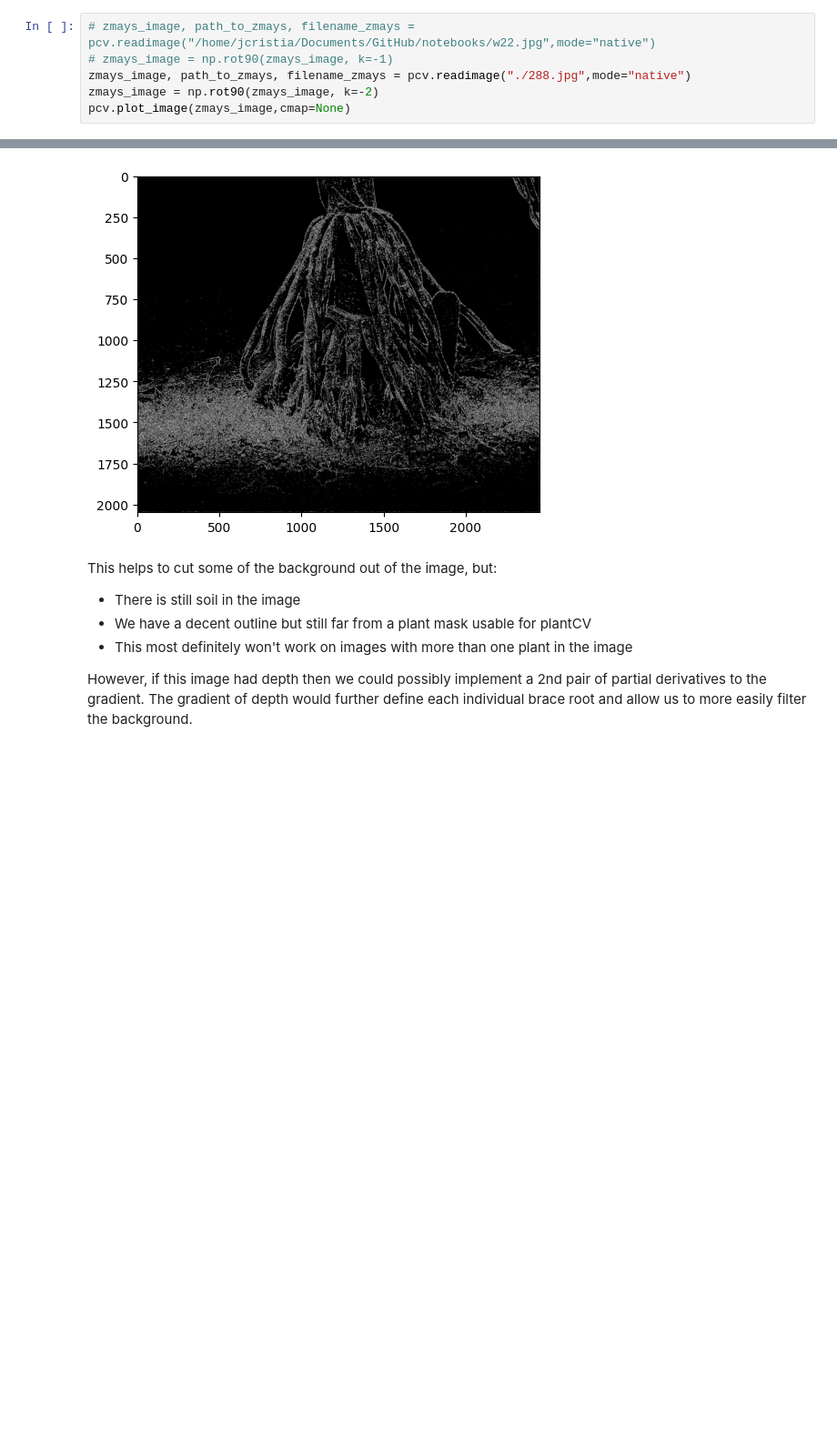
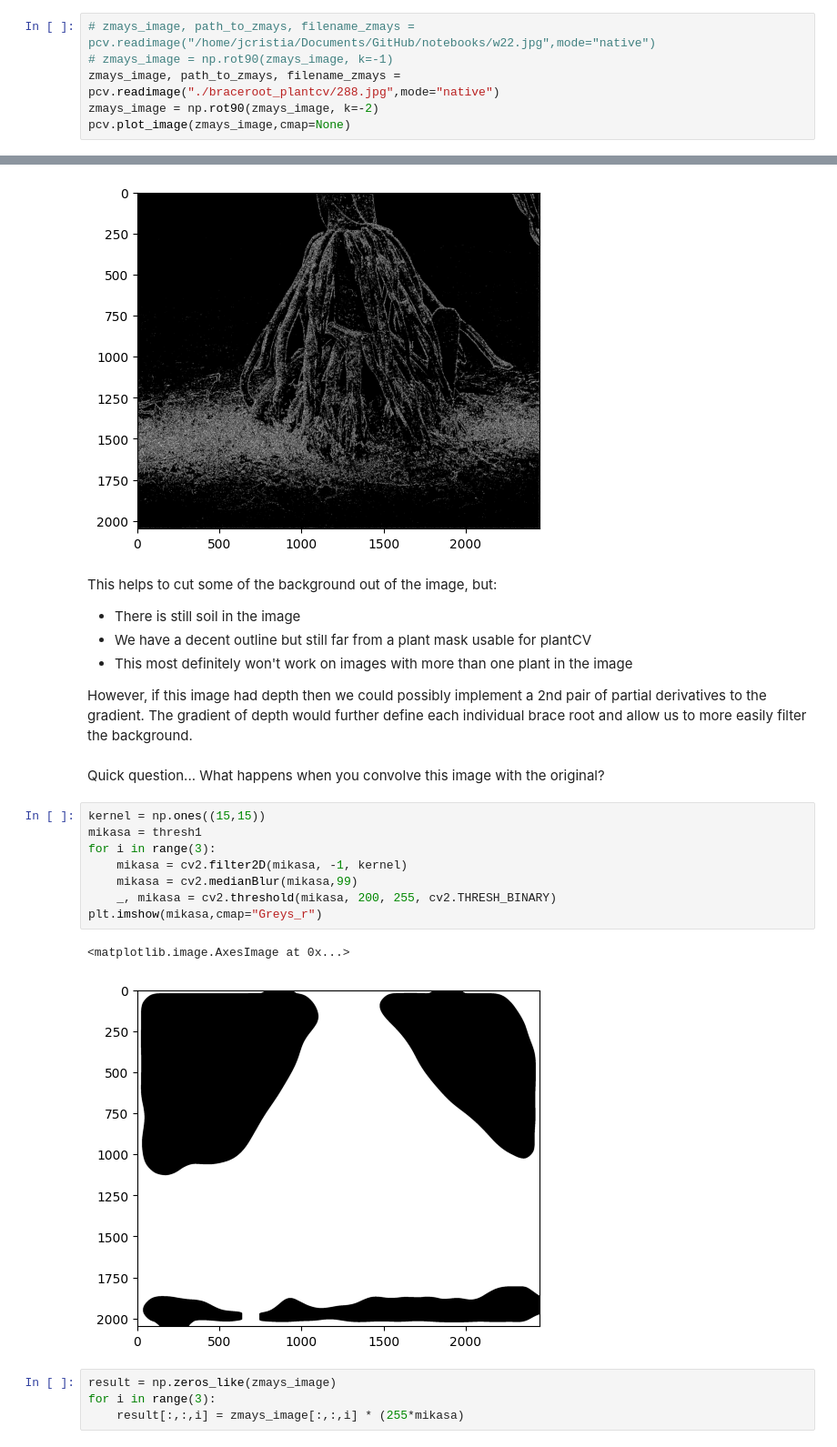
Before and after one commit to KopiousKarp/code_notebooks, a Jupyter notebook: braceroot_plantcv/plantCV_notebook.ipynb, the cells around one changed output, grey strips where cells are left out. Shown at 91% size. Cells and saved outputs as stored; diff of their text form; blank space fills up the shorter version.

```diff
--- a/braceroot_plantcv/plantCV_notebook.ipynb
+++ b/braceroot_plantcv/plantCV_notebook.ipynb
@@ -13,7 +13,7 @@ from matplotlib import pyplot as plt
 # %%
 # zmays_image, path_to_zmays, filename_zmays = pcv.readimage("/home/jcristia/Documents/GitHub/notebooks/w22.jpg",mode="native")
 # zmays_image = np.rot90(zmays_image, k=-1)
-zmays_image, path_to_zmays, filename_zmays = pcv.readimage("./288.jpg",mode="native")
+zmays_image, path_to_zmays, filename_zmays = pcv.readimage("./braceroot_plantcv/288.jpg",mode="native")
 zmays_image = np.rot90(zmays_image, k=-2)
 pcv.plot_image(zmays_image,cmap=None)
 # %% [output]
@@ -112,3 +112,20 @@ This helps to cut some of the background out of the image, but:
 
 
 However, if this image had depth then we could possibly implement a 2nd pair of partial derivatives to the gradient. The gradient of depth would further define each individual brace root and allow us to more easily filter the background.
+# %% [markdown]
+Quick question... What happens when you convolve this image with the original?
+# %%
+kernel = np.ones((15,15))
+mikasa = thresh1
+for i in range(3):
+    mikasa = cv2.filter2D(mikasa, -1, kernel)
+    mikasa = cv2.medianBlur(mikasa,99)
+    _, mikasa = cv2.threshold(mikasa, 200, 255, cv2.THRESH_BINARY)
+plt.imshow(mikasa,cmap="Greys_r")
+# %% [output]
+<matplotlib.image.AxesImage at 0x...>
+[figure, added]
+# %%
+result = np.zeros_like(zmays_image)
+for i in range(3):
+    result[:,:,i] = zmays_image[:,:,i] * (255*mikasa)
```
Also changed, not shown: parts of 6 cells of this notebook, 1 other file.
